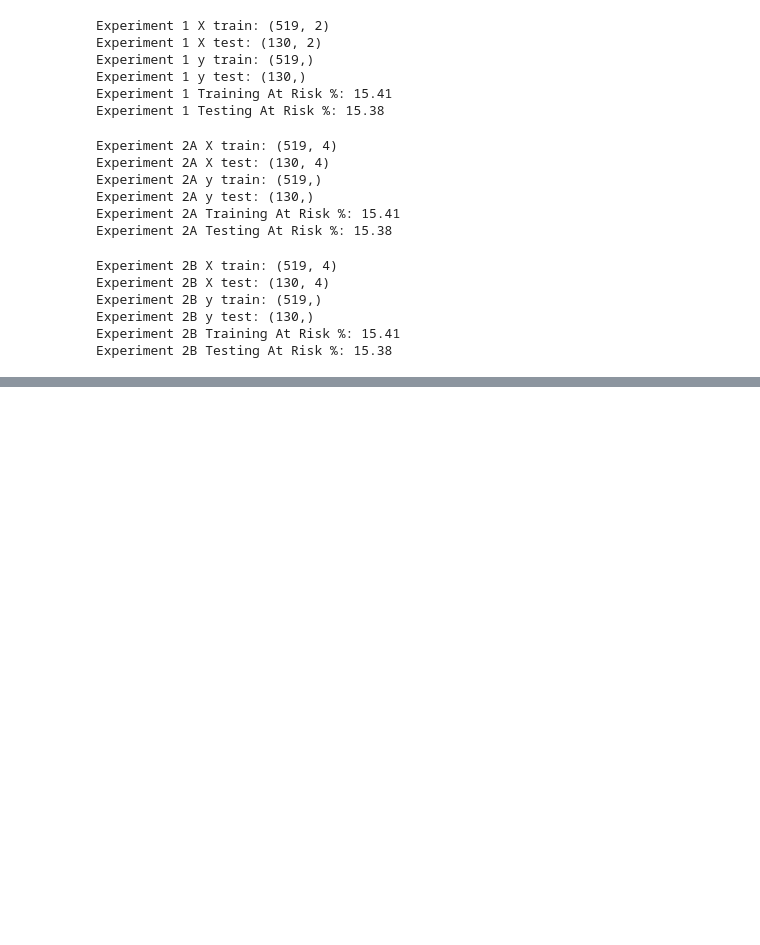
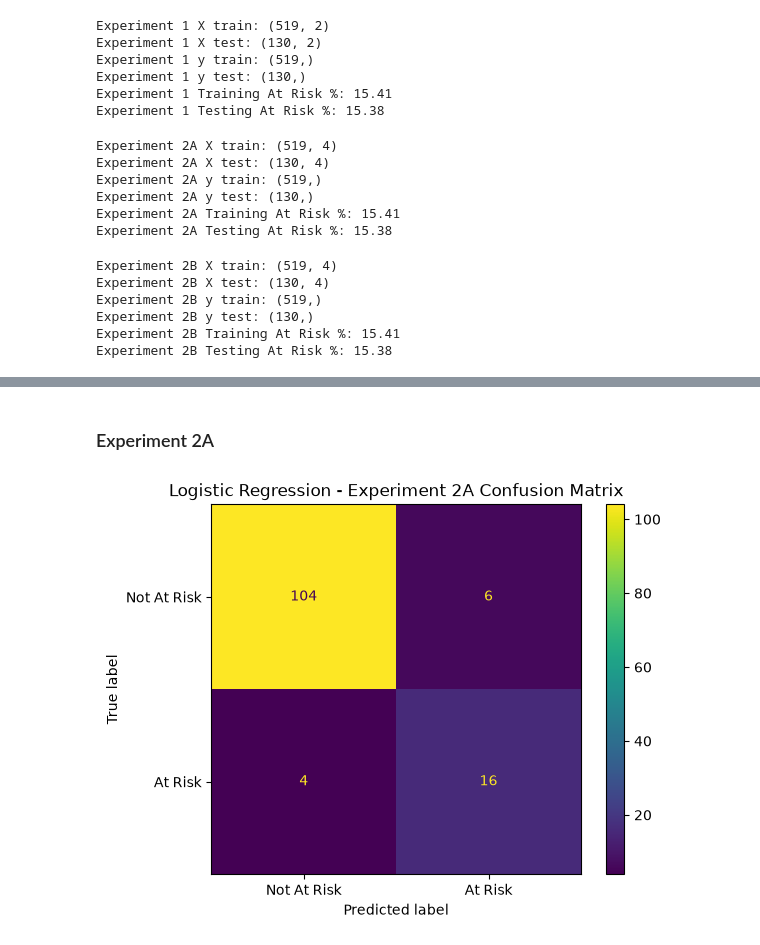
Before and after one commit to fip1234/phronesis, a Jupyter notebook: notebooks/01_eda.ipynb, the cells around one changed output, grey strips where cells are left out. Drawn from its saved outputs; the diff is of its cells as text; code cells hidden in the pictures; blank space fills up the shorter version.

```diff
--- a/notebooks/01_eda.ipynb
+++ b/notebooks/01_eda.ipynb
@@ -623,0 +754,5 @@ Experiment 2B Testing At Risk %: 15.38
+# %%
+#create log regression model and train
+logistic_exp2a= LogisticRegression()
+#train with experiment 2a data (failures, absences, G1 , G2)
+logistic_exp2a.fit(X2a_train,y2a_train)
@@ -623,0 +773,22 @@ Experiment 2B Testing At Risk %: 15.38
+# %%
+#accuracy
+logistic_exp2a_accuracy= accuracy_score(y2a_test,logistic_exp2a_predictions)
+print("Experiment 2A accuracy:",round(logistic_exp2a_accuracy*100,2),"%")
+
+#precision
+#zero_division= if no positive predictions,report 0 instead of warning
+logistic_exp2a_precision= precision_score(y2a_test,logistic_exp2a_predictions,zero_division=0)
+print("Experiment 2A precision:",round(logistic_exp2a_precision*100,2),"%")
+
+#recall
+logistic_exp2a_recall= recall_score(y2a_test,logistic_exp2a_predictions)
+print("Experiment 2A recall:",round(logistic_exp2a_recall*100,2),"%")
+
+#f1 score
+logistic_exp2a_f1= f1_score(y2a_test,logistic_exp2a_predictions,zero_division=0)
+print("Experiment 2A f1 score:",round(logistic_exp2a_f1*100,2),"%")
+
+#confusion matrix
+logistic_exp2a_confusion= confusion_matrix(y2a_test,logistic_exp2a_predictions)
+print("Experiment 2A confusion matrix:")
+print(logistic_exp2a_confusion)
@@ -623,0 +929,19 @@ Experiment 2B Testing At Risk %: 15.38
+# %% [markdown]
+### Experiment 2A
+# %%
+#confusion matrix visual -logistic regression experiment 2a
+
+fig,ax= plt.subplots()
+
+confusion_exp2a= ConfusionMatrixDisplay(
+    confusion_matrix=logistic_exp2a_confusion,
+    display_labels=["Not At Risk","At Risk"]
+)
+
+confusion_exp2a.plot(ax=ax)
+
+plt.title("Logistic Regression - Experiment 2A Confusion Matrix")
+plt.savefig("../outputs/figures/10-logistic_exp2a_confusion_matrix.png")
+plt.show()
+# %% [output]
+[figure, added]
```
Also changed, not shown: parts of 39 cells of this notebook, 4 other files.
